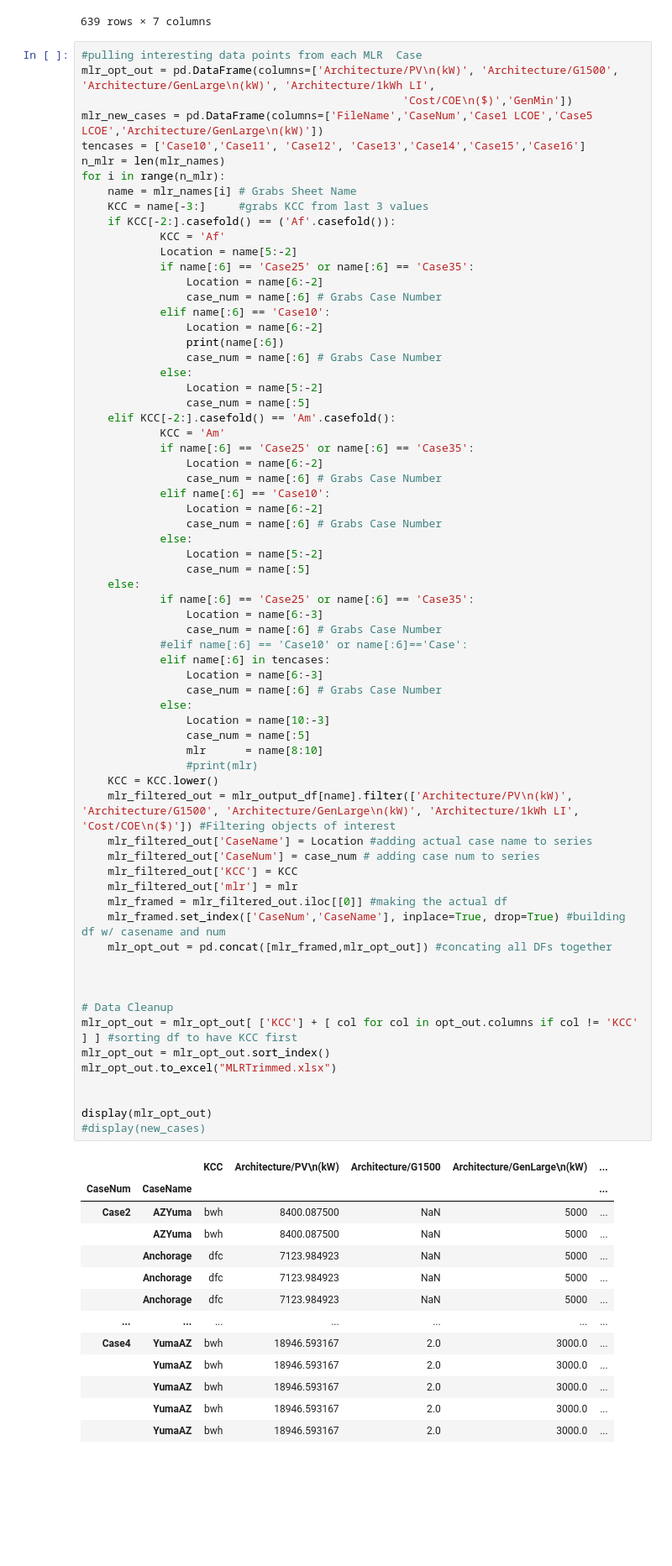
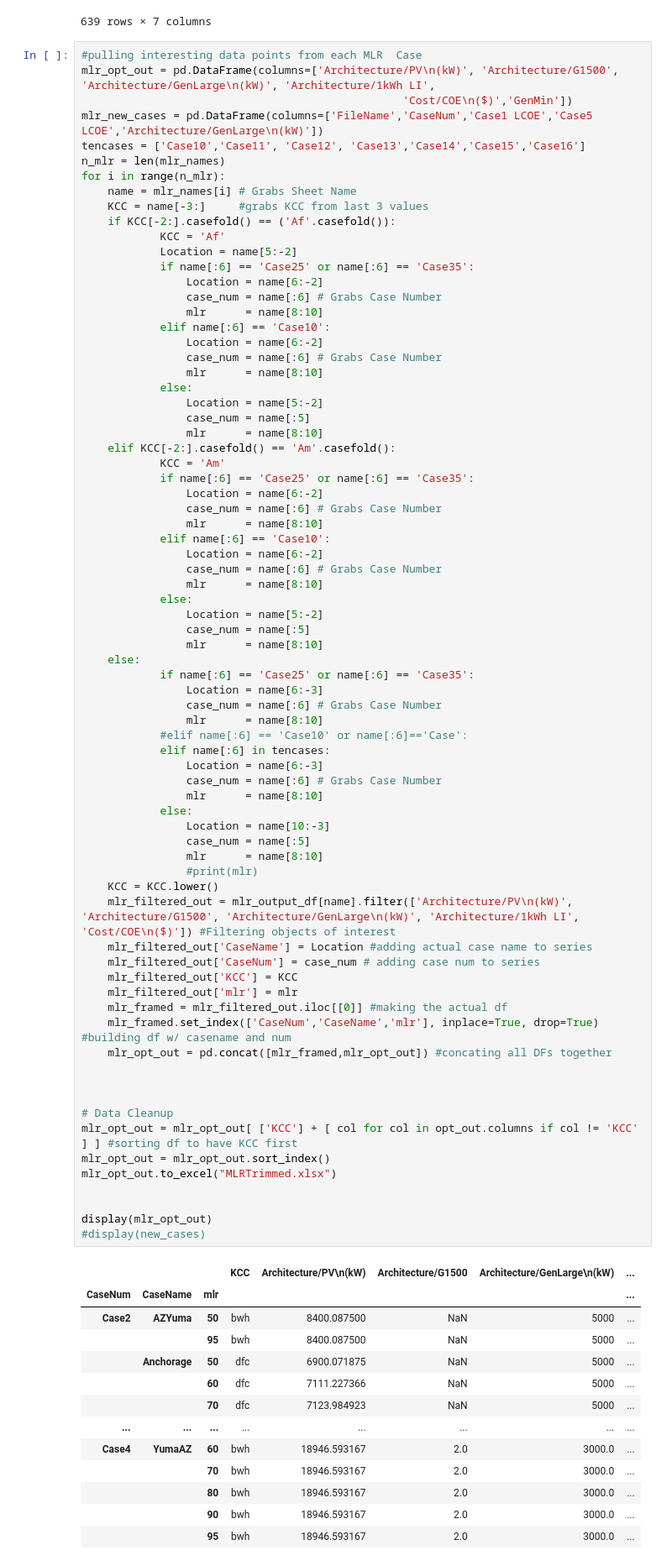
Before and after one commit to uw-reti/homer, a Jupyter notebook: ClimateStudies/OutputProcessing/HOMERDataProcessor.ipynb, the cells around one changed output. Shown at 84% size. Drawn from its saved outputs; the diff is of its cells as text; blank space fills up the shorter version.

Commit message:
Now properly extracting case info for utility

```diff
--- a/ClimateStudies/OutputProcessing/HOMERDataProcessor.ipynb
+++ b/ClimateStudies/OutputProcessing/HOMERDataProcessor.ipynb
@@ -214,69 +214,76 @@ for i in range(n_mlr):
             if name[:6] == 'Case25' or name[:6] == 'Case35':
                 Location = name[6:-2]
                 case_num = name[:6] # Grabs Case Number
+                mlr      = name[8:10]
             elif name[:6] == 'Case10':
                 Location = name[6:-2]
-                print(name[:6])
                 case_num = name[:6] # Grabs Case Number
+                mlr      = name[8:10]
             else:
                 Location = name[5:-2]
                 case_num = name[:5]
+                mlr      = name[8:10]
     elif KCC[-2:].casefold() == 'Am'.casefold():
             KCC = 'Am'
             if name[:6] == 'Case25' or name[:6] == 'Case35':
                 Location = name[6:-2]
                 case_num = name[:6] # Grabs Case Number
+                mlr      = name[8:10]
             elif name[:6] == 'Case10':
                 Location = name[6:-2]
                 case_num = name[:6] # Grabs Case Number
+                mlr      = name[8:10]
             else:
                 Location = name[5:-2]
                 case_num = name[:5]
+                mlr      = name[8:10]
     else:
             if name[:6] == 'Case25' or name[:6] == 'Case35':
                 Location = name[6:-3]
                 case_num = name[:6] # Grabs Case Number
+                mlr      = name[8:10]
             #elif name[:6] == 'Case10' or name[:6]=='Case':
             elif name[:6] in tencases:
                 Location = name[6:-3]
                 case_num = name[:6] # Grabs Case Number
+                mlr      = name[8:10]
             else:
                 Location = name[10:-3]
                 case_num = name[:5]
                 mlr      = name[8:10]
                 #print(mlr)
     KCC = KCC.lower()
     mlr_filtered_out = mlr_output_df[name].filter(['Architecture/PV\n(kW)', 'Architecture/G1500', 'Architecture/GenLarge\n(kW)', 'Architecture/1kWh LI', 'Cost/COE\n($)']) #Filtering objects of interest
     mlr_filtered_out['CaseName'] = Location #adding actual case name to series
     mlr_filtered_out['CaseNum'] = case_num # adding case num to series
     mlr_filtered_out['KCC'] = KCC
     mlr_filtered_out['mlr'] = mlr
     mlr_framed = mlr_filtered_out.iloc[[0]] #making the actual df
-    mlr_framed.set_index(['CaseNum','CaseName'], inplace=True, drop=True) #building df w/ casename and num
+    mlr_framed.set_index(['CaseNum','CaseName','mlr'], inplace=True, drop=True) #building df w/ casename and num
     mlr_opt_out = pd.concat([mlr_framed,mlr_opt_out]) #concating all DFs together
 
 
 
 # Data Cleanup
 mlr_opt_out = mlr_opt_out[ ['KCC'] + [ col for col in opt_out.columns if col != 'KCC' ] ] #sorting df to have KCC first
 mlr_opt_out = mlr_opt_out.sort_index()
 mlr_opt_out.to_excel("MLRTrimmed.xlsx")
 
 
 display(mlr_opt_out)
 #display(new_cases)
 # %% [output]
-|  |  | KCC | Architecture/PV\n(kW) | Architecture/G1500 | Architecture/GenLarge\n(kW) | ... |
-| CaseNum | CaseName |  |  |  |  | ... |
-| Case2 | AZYuma | bwh | 8400.087500 | NaN | 5000 | ... |
-|  | AZYuma | bwh | 8400.087500 | NaN | 5000 | ... |
-|  | Anchorage | dfc | 7123.984923 | NaN | 5000 | ... |
-|  | Anchorage | dfc | 7123.984923 | NaN | 5000 | ... |
-|  | Anchorage | dfc | 7123.984923 | NaN | 5000 | ... |
-| ... | ... | ... | ... | ... | ... | ... |
-| Case4 | YumaAZ | bwh | 18946.593167 | 2.0 | 3000.0 | ... |
-|  | YumaAZ | bwh | 18946.593167 | 2.0 | 3000.0 | ... |
-|  | YumaAZ | bwh | 18946.593167 | 2.0 | 3000.0 | ... |
-|  | YumaAZ | bwh | 18946.593167 | 2.0 | 3000.0 | ... |
-|  | YumaAZ | bwh | 18946.593167 | 2.0 | 3000.0 | ... |
+|  |  |  | KCC | Architecture/PV\n(kW) | Architecture/G1500 | Architecture/GenLarge\n(kW) | ... |
+| CaseNum | CaseName | mlr |  |  |  |  | ... |
+| Case2 | AZYuma | 50 | bwh | 8400.087500 | NaN | 5000 | ... |
+|  |  | 95 | bwh | 8400.087500 | NaN | 5000 | ... |
+|  | Anchorage | 50 | dfc | 6900.071875 | NaN | 5000 | ... |
+|  |  | 60 | dfc | 7111.227366 | NaN | 5000 | ... |
+|  |  | 70 | dfc | 7123.984923 | NaN | 5000 | ... |
+| ... | ... | ... | ... | ... | ... | ... | ... |
+| Case4 | YumaAZ | 60 | bwh | 18946.593167 | 2.0 | 3000.0 | ... |
+|  |  | 70 | bwh | 18946.593167 | 2.0 | 3000.0 | ... |
+|  |  | 80 | bwh | 18946.593167 | 2.0 | 3000.0 | ... |
+|  |  | 90 | bwh | 18946.593167 | 2.0 | 3000.0 | ... |
+|  |  | 95 | bwh | 18946.593167 | 2.0 | 3000.0 | ... |
 1116 rows × 7 columns
```
Also changed, not shown: parts of 5 cells of this notebook, 3 other files.
